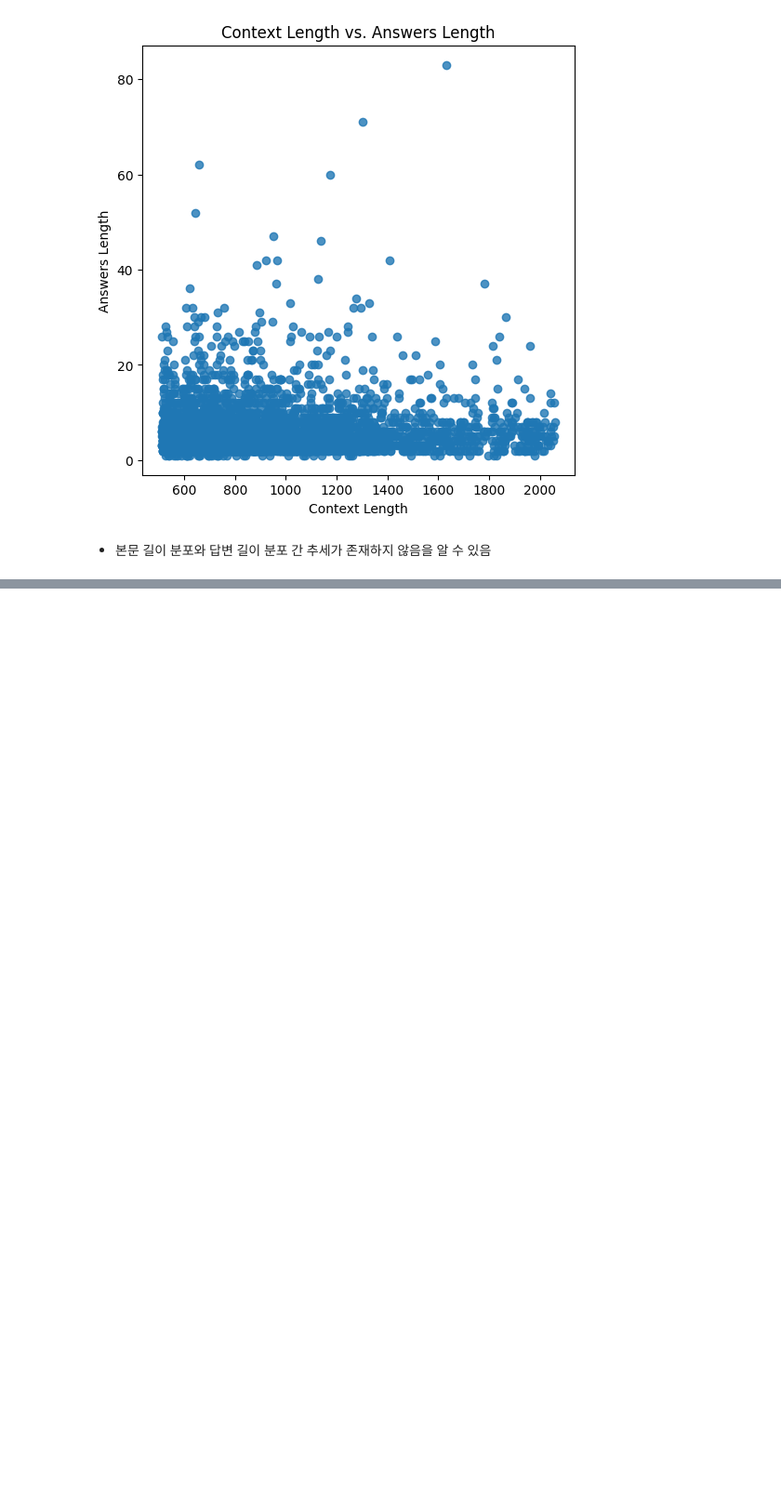
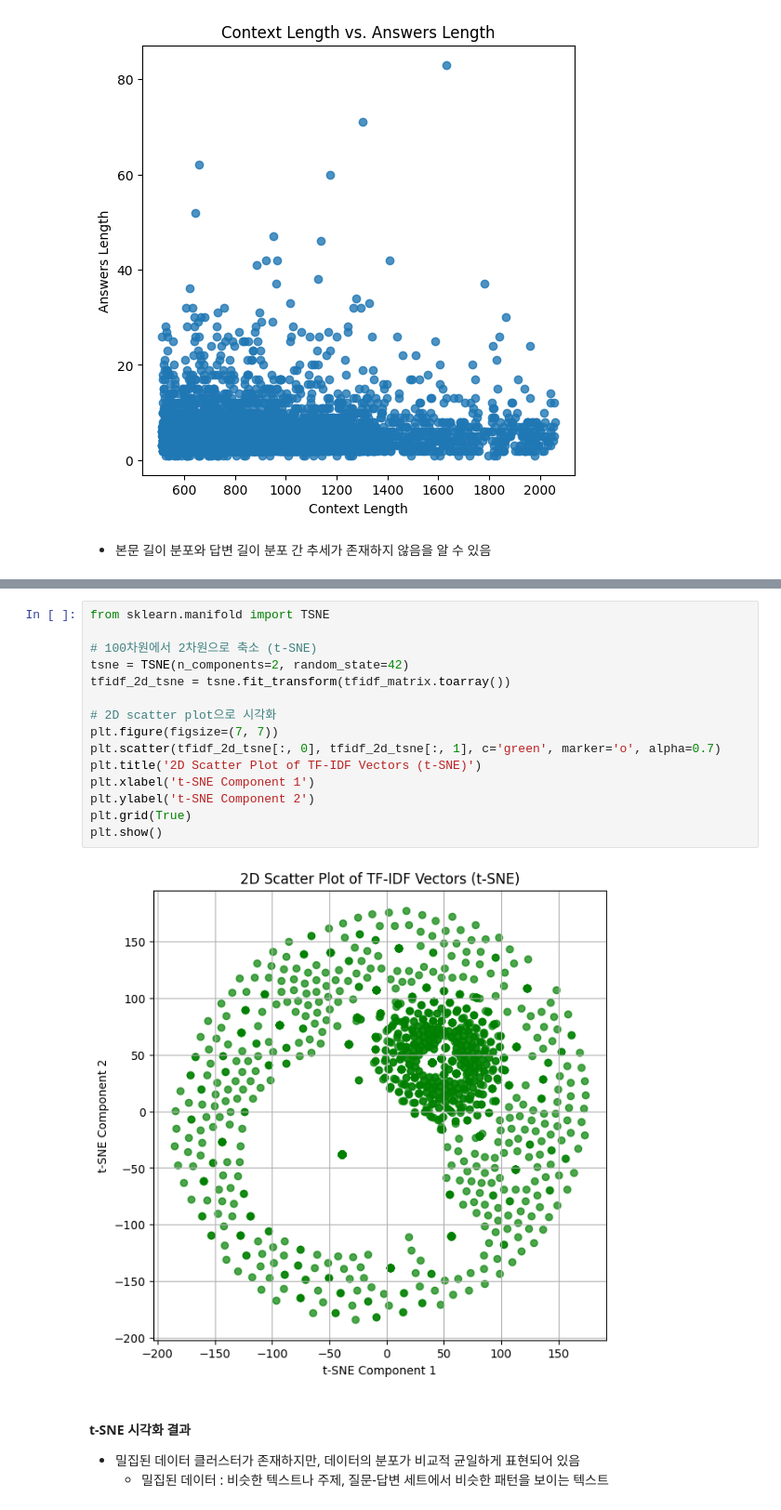
Before and after one commit to boostcampaitech7/level2-mrc-nlp-10, a Jupyter notebook: EDA.ipynb, the cells around one changed output, grey strips where cells are left out. Shown at 93% size. Saved outputs shown, nothing was run; the diff lists cells and outputs as text; blank space fills up the shorter version.

```diff
--- a/EDA.ipynb
+++ b/EDA.ipynb
@@ -174,0 +461,23 @@ plt.show()
+# %%
+from sklearn.manifold import TSNE
+
+# 100차원에서 2차원으로 축소 (t-SNE)
+tsne = TSNE(n_components=2, random_state=42)
+tfidf_2d_tsne = tsne.fit_transform(tfidf_matrix.toarray())
+
+# 2D scatter plot으로 시각화
+plt.figure(figsize=(7, 7))
+plt.scatter(tfidf_2d_tsne[:, 0], tfidf_2d_tsne[:, 1], c='green', marker='o', alpha=0.7)
+plt.title('2D Scatter Plot of TF-IDF Vectors (t-SNE)')
+plt.xlabel('t-SNE Component 1')
+plt.ylabel('t-SNE Component 2')
+plt.grid(True)
+plt.show()
+# %% [output]
+[figure, added]
+# %% [markdown]
+<br>
+
+**t-SNE 시각화 결과**
+- 밀집된 데이터 클러스터가 존재하지만, 데이터의 분포가 비교적 균일하게 표현되어 있음
+    - 밀집된 데이터 : 비슷한 텍스트나 주제, 질문-답변 세트에서 비슷한 패턴을 보이는 텍스트
```
Also changed, not shown: parts of 21 cells of this notebook.
